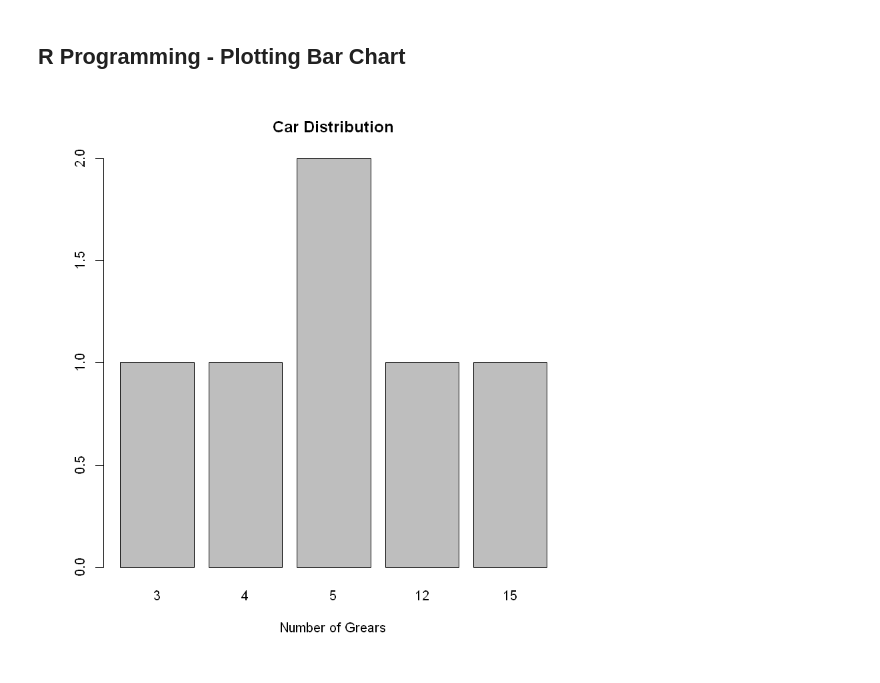
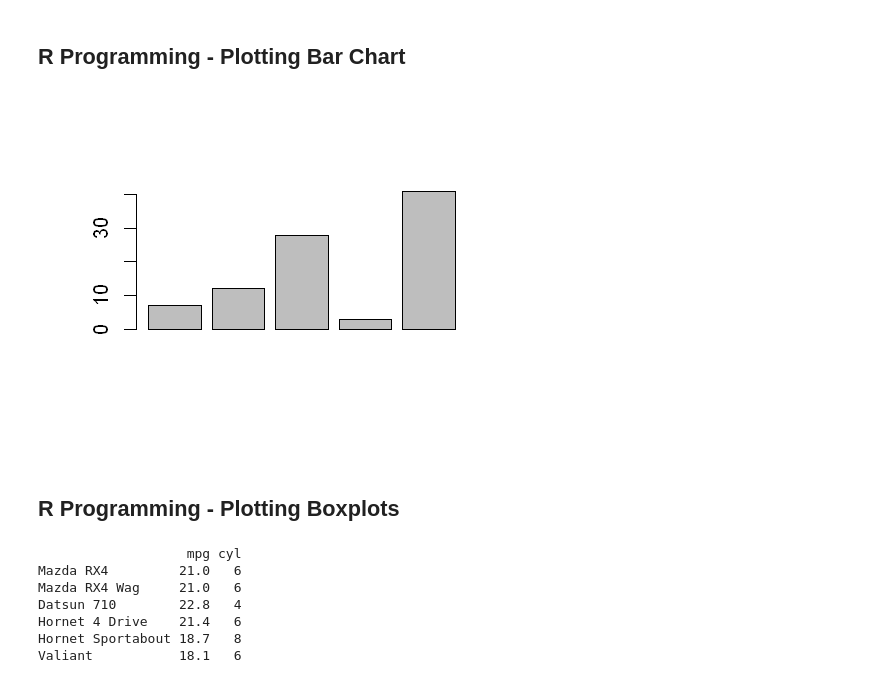
Before and after one commit to AdamYuWen/LearningProgramming, a Jupyter notebook: R/R Programming.ipynb, the cells around one changed output. Drawn from its saved outputs; the diff is of its cells as text; code cells hidden in the pictures.

Commit message:
Added R Programming.

```diff
--- a/R/R Programming.ipynb
+++ b/R/R Programming.ipynb
@@ -452,9 +449,21 @@ pie3D(slices, labels = lbls, explode = 0.1, main = "Pie Chart of Fruits")  # It
 # %% [markdown]
 ## R Programming - Plotting Bar Chart
-# %%
-counts <- matrix(c(3, 4, 5, 15, 12, 5), nrow = 2, byrow = TRUE)
-counts <- table(counts)
-
-barplot(counts, main = "Car Distribution", xlab = "Number of Grears")
-# %% [output]
-[figure, removed]
+# %%
+counts <- c(7, 12, 28, 3, 41)
+
+barplot(counts)
+# %% [output]
+[figure, added]
+# %% [markdown]
+## R Programming - Plotting Boxplots
+# %%
+input <- mtcars[,c('mpg','cyl')]
+print(head(input))
+# %% [output]
+                   mpg cyl
+Mazda RX4         21.0   6
+Mazda RX4 Wag     21.0   6
+Datsun 710        22.8   4
+Hornet 4 Drive    21.4   6
+Hornet Sportabout 18.7   8
+Valiant           18.1   6
```
Also changed, not shown: parts of 21 cells of this notebook, 1 other file.
